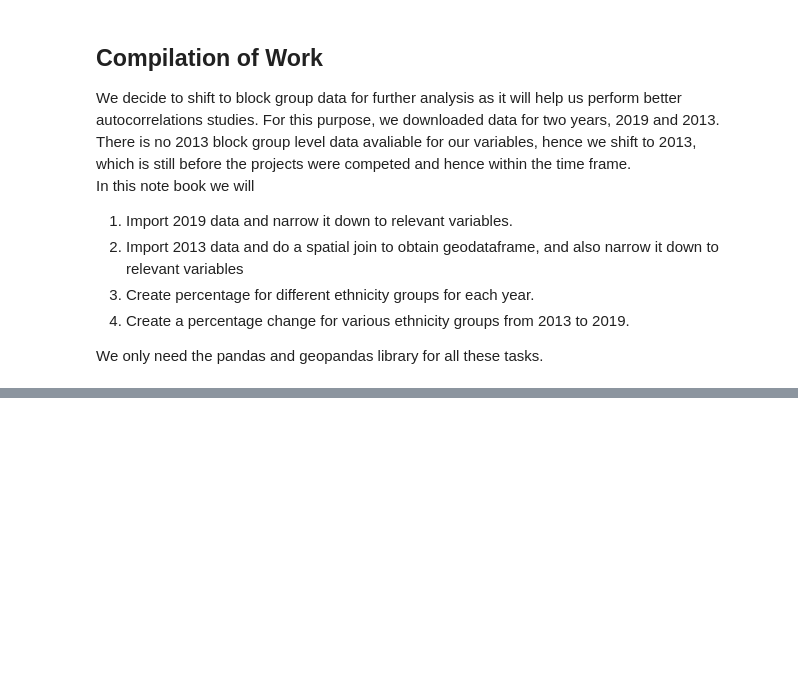
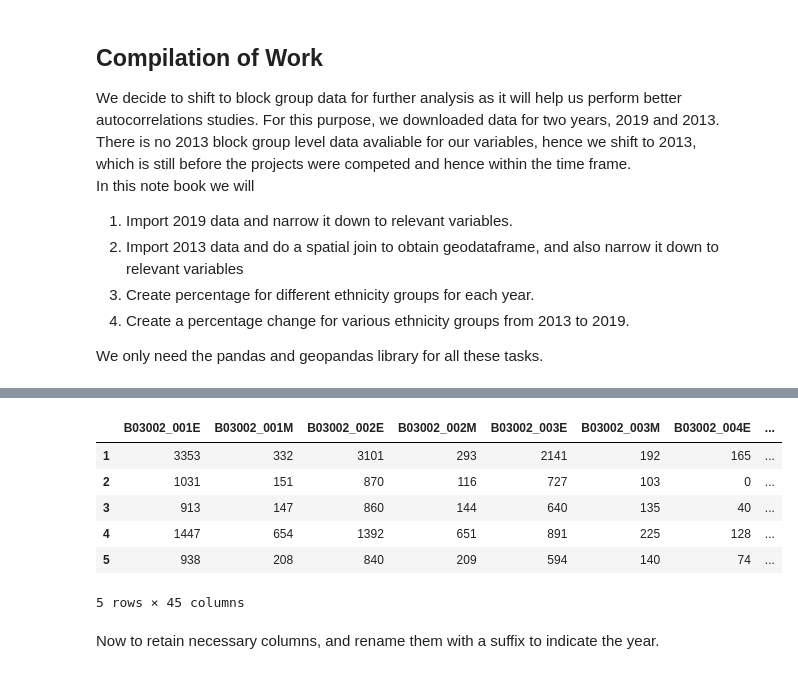
Before and after one commit to nlmatteson/UP206A--Final-Project, a Jupyter notebook: Group-Assignments/spatialcorrelation_ethnicity.ipynb, the cells around one changed output, grey strips where cells are left out. Cells and saved outputs as stored; diff of their text form; code cells hidden in the pictures; blank space fills up the shorter version.

```diff
--- a/Group-Assignments/spatialcorrelation_ethnicity.ipynb
+++ b/Group-Assignments/spatialcorrelation_ethnicity.ipynb
@@ -81,2 +210,14 @@ b2013.tail()
+# %%
+b2013.head()
+# %% [output]
+|  | B03002_001E | B03002_001M | B03002_002E | B03002_002M | B03002_003E | B03002_003M | B03002_004E | ... |
+| 1 | 3353 | 332 | 3101 | 293 | 2141 | 192 | 165 | ... |
+| 2 | 1031 | 151 | 870 | 116 | 727 | 103 | 0 | ... |
+| 3 | 913 | 147 | 860 | 144 | 640 | 135 | 40 | ... |
+| 4 | 1447 | 654 | 1392 | 651 | 891 | 225 | 128 | ... |
+| 5 | 938 | 208 | 840 | 209 | 594 | 140 | 74 | ... |
+5 rows × 45 columns
+# %% [markdown]
+Now to retain necessary columns, and rename them with a suffix to indicate the year.
 # %%
 list(b2013)
```
Also changed, not shown: parts of 81 cells of this notebook, 4 other files.
